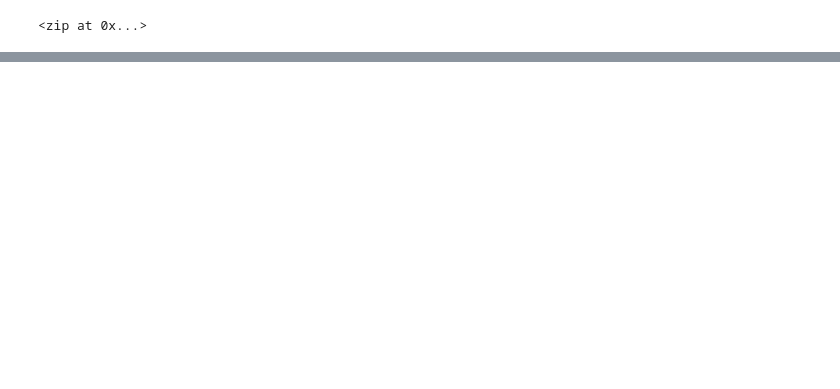
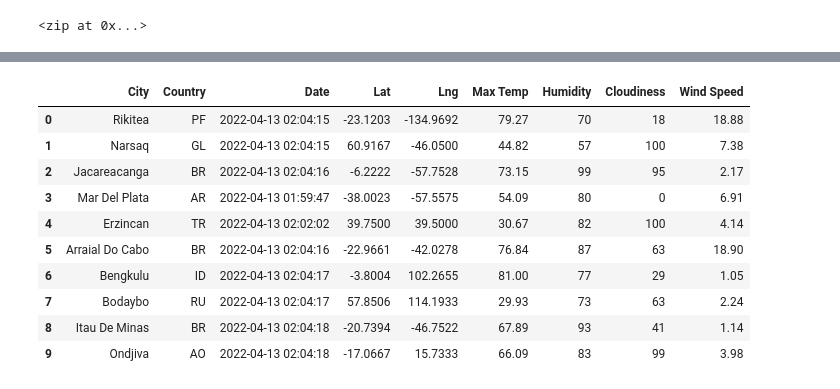
Before and after one commit to kntln/World_Weather_Analysis, a Jupyter notebook: WeatherPy.ipynb, the cells around one changed output, grey strips where cells are left out. Drawn from its saved outputs; the diff is of its cells as text; code cells hidden in the pictures; blank space fills up the shorter version.

```diff
--- a/WeatherPy.ipynb
+++ b/WeatherPy.ipynb
@@ -33,0 +143,21 @@ len(cities)
+# %%
+#Reorder the columns
+
+new_column_order = ["City", "Country", "Date", "Lat", "Lng", "Max Temp", "Humidity", "Cloudiness", "Wind Speed"]
+
+# Assign df the new column order.
+city_data_df = city_data_df[new_column_order]
+
+city_data_df.head(10)
+# %% [output]
+|  | City | Country | Date | Lat | Lng | Max Temp | Humidity | Cloudiness | Wind Speed |
+| 0 | Rikitea | PF | 2022-04-13 02:04:15 | -23.1203 | -134.9692 | 79.27 | 70 | 18 | 18.88 |
+| 1 | Narsaq | GL | 2022-04-13 02:04:15 | 60.9167 | -46.0500 | 44.82 | 57 | 100 | 7.38 |
+| 2 | Jacareacanga | BR | 2022-04-13 02:04:16 | -6.2222 | -57.7528 | 73.15 | 99 | 95 | 2.17 |
+| 3 | Mar Del Plata | AR | 2022-04-13 01:59:47 | -38.0023 | -57.5575 | 54.09 | 80 | 0 | 6.91 |
+| 4 | Erzincan | TR | 2022-04-13 02:02:02 | 39.7500 | 39.5000 | 30.67 | 82 | 100 | 4.14 |
+| 5 | Arraial Do Cabo | BR | 2022-04-13 02:04:16 | -22.9661 | -42.0278 | 76.84 | 87 | 63 | 18.90 |
+| 6 | Bengkulu | ID | 2022-04-13 02:04:17 | -3.8004 | 102.2655 | 81.00 | 77 | 29 | 1.05 |
+| 7 | Bodaybo | RU | 2022-04-13 02:04:17 | 57.8506 | 114.1933 | 29.93 | 73 | 63 | 2.24 |
+| 8 | Itau De Minas | BR | 2022-04-13 02:04:18 | -20.7394 | -46.7522 | 67.89 | 93 | 41 | 1.14 |
+| 9 | Ondjiva | AO | 2022-04-13 02:04:18 | -17.0667 | 15.7333 | 66.09 | 83 | 99 | 3.98 |
```
Also changed, not shown: parts of 7 cells of this notebook.
